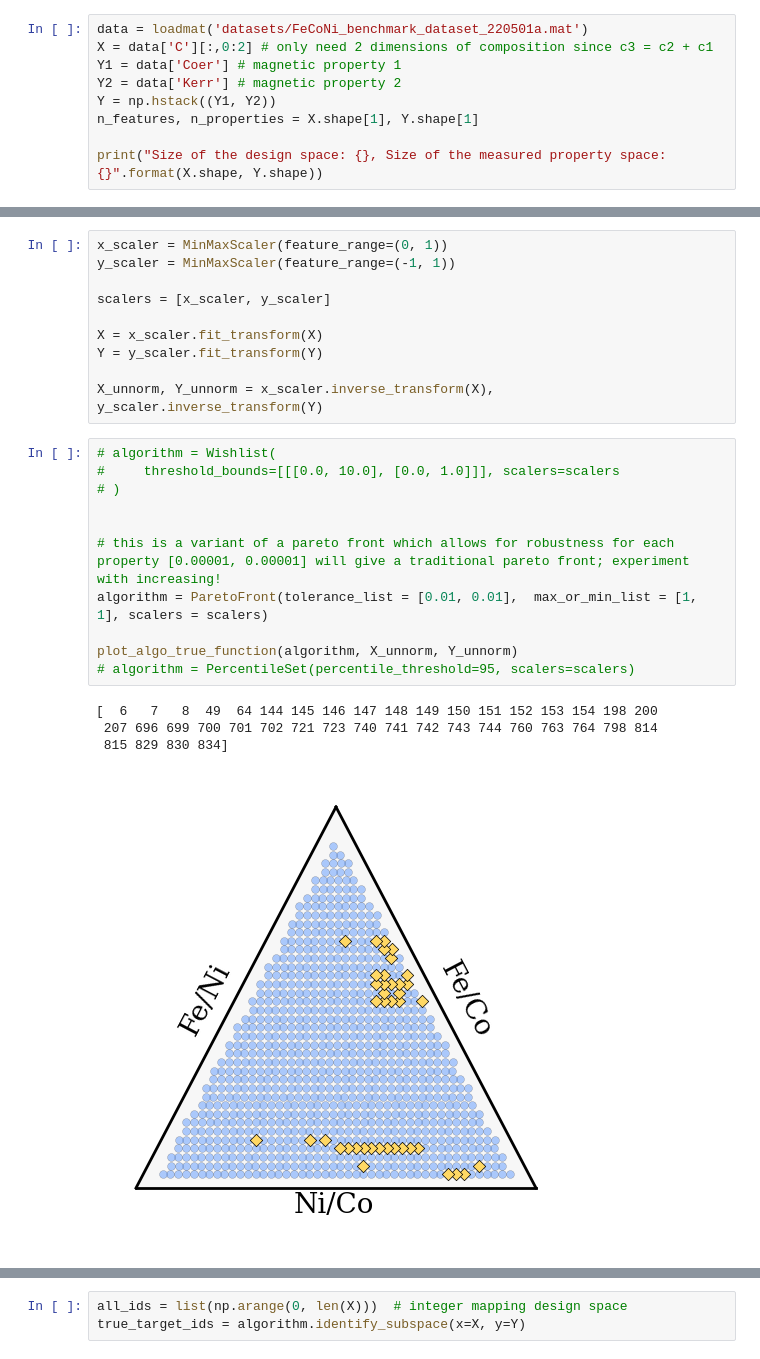
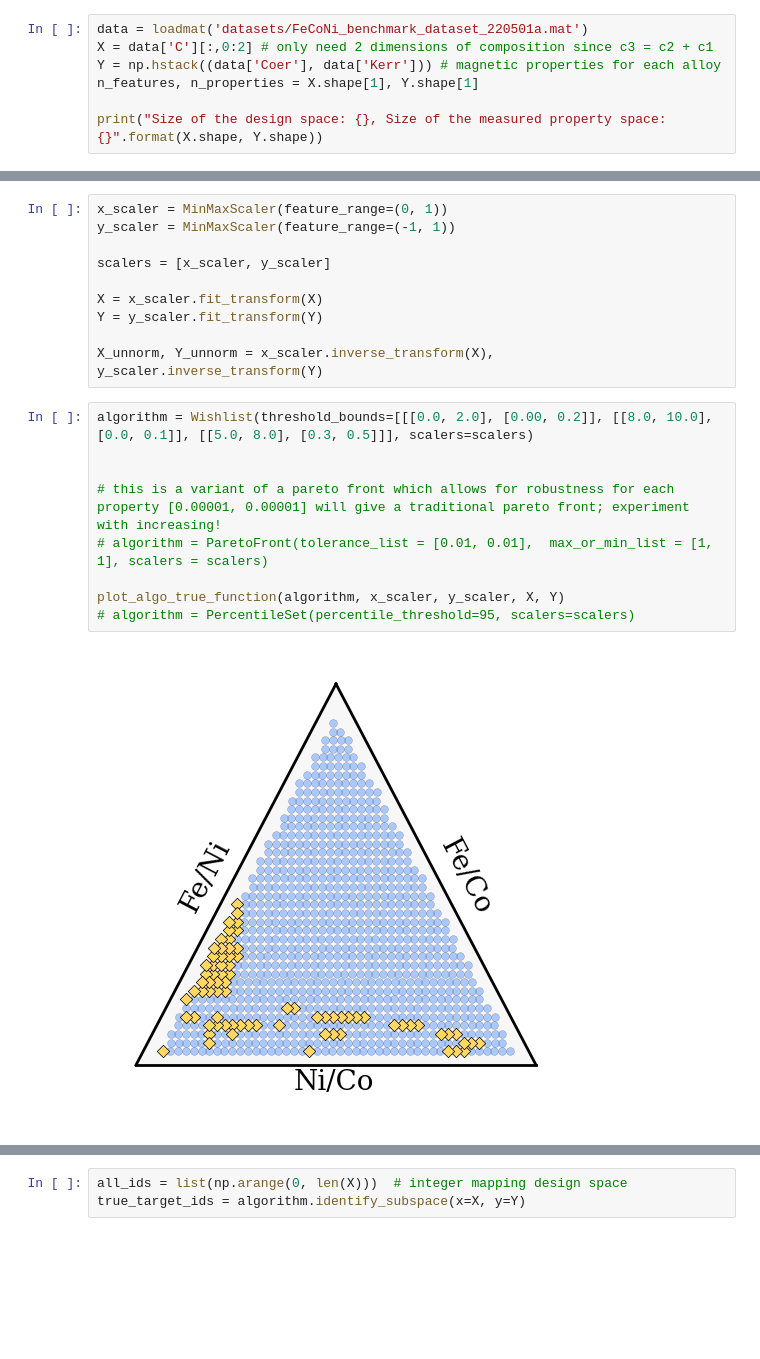
Before and after one commit to src47/multibax-sklearn, a Jupyter notebook: notebooks/tutorials/tutorial_2_data_acquisition_using_BAX.ipynb, the cells around one changed output, grey strips where cells are left out. Cells and saved outputs as stored; diff of their text form; blank space fills up the shorter version.

```diff
--- a/notebooks/tutorials/tutorial_2_data_acquisition_using_BAX.ipynb
+++ b/notebooks/tutorials/tutorial_2_data_acquisition_using_BAX.ipynb
@@ -28,9 +33,7 @@ Load / download datasets
 # %%
 data = loadmat('datasets/FeCoNi_benchmark_dataset_220501a.mat')
 X = data['C'][:,0:2] # only need 2 dimensions of composition since c3 = c2 + c1
-Y1 = data['Coer'] # magnetic property 1
-Y2 = data['Kerr'] # magnetic property 2
-Y = np.hstack((Y1, Y2))
+Y = np.hstack((data['Coer'], data['Kerr'])) # magnetic properties for each alloy
 n_features, n_properties = X.shape[1], Y.shape[1]
 
 print("Size of the design space: {}, Size of the measured property space: {}".format(X.shape, Y.shape))
@@ -49,18 +52,13 @@ Y = y_scaler.fit_transform(Y)
 
 X_unnorm, Y_unnorm = x_scaler.inverse_transform(X), y_scaler.inverse_transform(Y)
 # %%
-# algorithm = Wishlist(
-#     threshold_bounds=[[[0.0, 10.0], [0.0, 1.0]]], scalers=scalers
-# )
+algorithm = Wishlist(threshold_bounds=[[[0.0, 2.0], [0.00, 0.2]], [[8.0, 10.0], [0.0, 0.1]], [[5.0, 8.0], [0.3, 0.5]]], scalers=scalers)
 
 
 # this is a variant of a pareto front which allows for robustness for each property [0.00001, 0.00001] will give a traditional pareto front; experiment with increasing!
-algorithm = ParetoFront(tolerance_list = [0.01, 0.01],  max_or_min_list = [1, 1], scalers = scalers)
+# algorithm = ParetoFront(tolerance_list = [0.01, 0.01],  max_or_min_list = [1, 1], scalers = scalers)
 
-plot_algo_true_function(algorithm, X_unnorm, Y_unnorm)
+plot_algo_true_function(algorithm, x_scaler, y_scaler, X, Y)
 # algorithm = PercentileSet(percentile_threshold=95, scalers=scalers)
 # %% [output]
-[  6   7   8  49  64 144 145 146 147 148 149 150 151 152 153 154 198 200
- 207 696 699 700 701 702 721 723 740 741 742 743 744 760 763 764 798 814
- 815 829 830 834]
-[figure, old version]
+[figure, new version]
```
Also changed, not shown: parts of 5 cells of this notebook, 5 other files.
